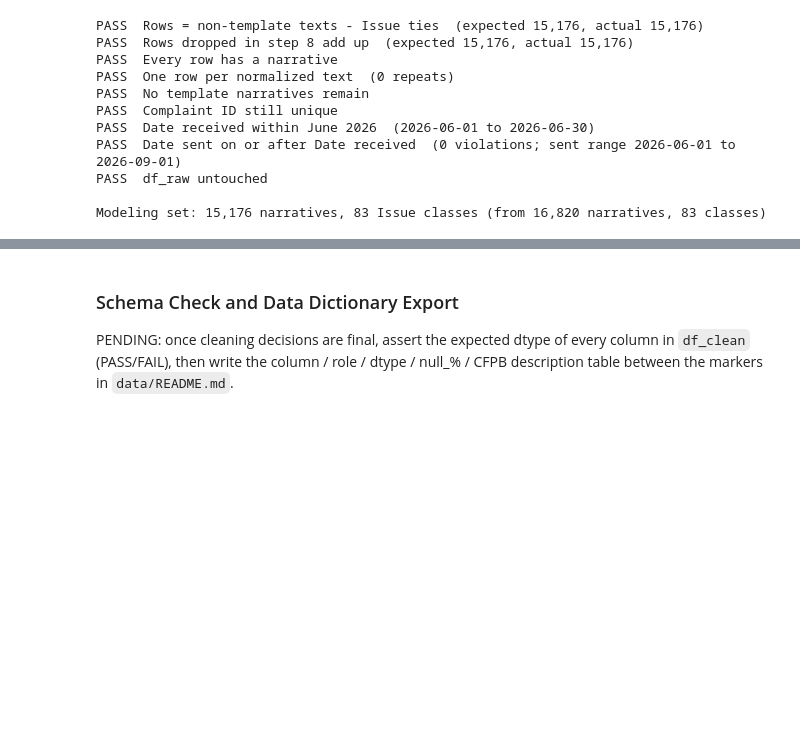
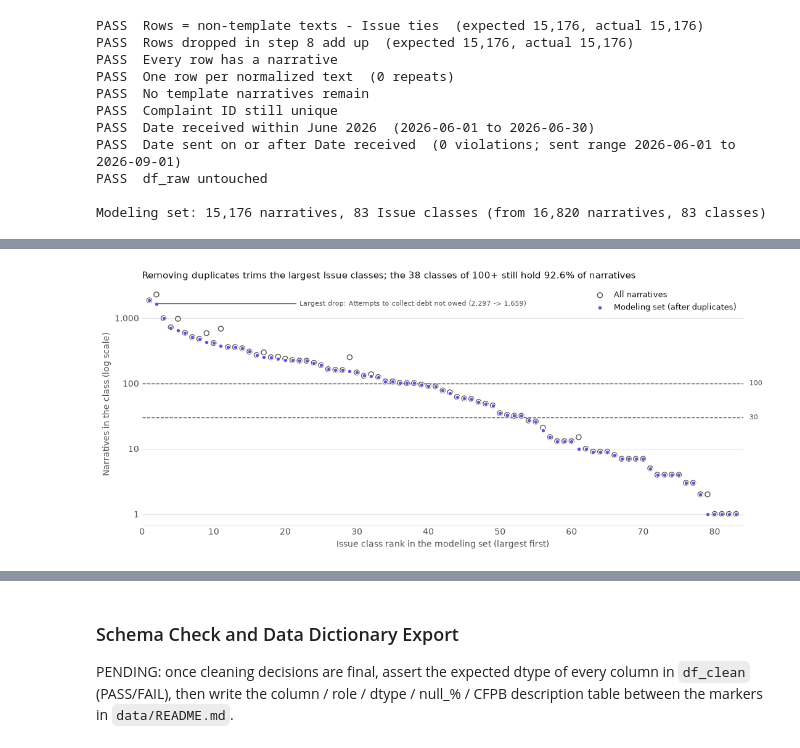
Before and after one commit to wynnther-triho/INFO-4340-Final-Project-CCDB, a Jupyter notebook: notebooks/final_project.ipynb, the cells around one changed output, grey strips where cells are left out. Saved outputs shown, nothing was run; the diff lists cells and outputs as text; code cells hidden in the pictures; blank space fills up the shorter version.

```diff
--- a/notebooks/final_project.ipynb
+++ b/notebooks/final_project.ipynb
@@ -1524,0 +1529,79 @@ Modeling set: 15,176 narratives, 83 Issue classes (from 16,820 narratives, 83 cl
+# %%
+# --- Chart: Issue class sizes in the modeling set -----------------------------
+# Same thresholds as the Target Candidates chart; "before" = all narratives, "after" = df_clean.
+issue_before = df_narrative["Issue"].value_counts()
+issue_after = df_clean["Issue"].value_counts()
+issue_after = issue_after[issue_after > 0]  # a category column also lists empty categories
+
+issue_sizes = (pd.DataFrame({"before": issue_before, "after": issue_after}).fillna(0).astype(int)
+               .sort_values(["after", "before"], ascending=False))
+issue_sizes["dropped"] = issue_sizes["before"] - issue_sizes["after"]
+issue_sizes["dropped_%"] = (100 * issue_sizes["dropped"] / issue_sizes["before"]).round(1)
+
+results = [
+    check("before matches the Target Candidates table",
+          (len(issue_before), int((issue_before >= MIN_CLASS_SMALL).sum()), int((issue_before >= MIN_CLASS_LARGE).sum()))
+          == (int(targets.loc["Issue", "classes"]), int(targets.loc["Issue", f"classes_>={MIN_CLASS_SMALL}"]),
+              int(targets.loc["Issue", f"classes_>={MIN_CLASS_LARGE}"])),
+          f"(classes: {len(issue_before)})"),
+    check("after adds up to the modeling set", issue_after.sum() == len(df_clean),
+          f"(expected {len(df_clean):,}, actual {issue_after.sum():,})"),
+    check("no class grows", (issue_sizes["dropped"] >= 0).all(), f"(min dropped: {issue_sizes['dropped'].min()})"),
+]
+assert all(results), "A chart check failed; see the FAIL lines above"
+
+
+def band_summary(vc: pd.Series) -> dict:
+    """Classes and narratives in each class-size band."""
+    bands_ = {">=100": vc >= MIN_CLASS_LARGE, "30-99": vc.between(MIN_CLASS_SMALL, MIN_CLASS_LARGE - 1), "<30": vc < MIN_CLASS_SMALL}
+    out = {}
+    for name, mask in bands_.items():
+        out[f"classes {name}"] = int(mask.sum())
+        out[f"narratives {name}"] = int(vc[mask].sum())
+        out[f"% {name}"] = round(100 * vc[mask].sum() / vc.sum(), 1)
+    return out
+
+
+issue_bands = pd.DataFrame([band_summary(issue_before), band_summary(issue_after)], index=["all narratives", "modeling set"])
+display(issue_bands)
+
+# Classes that lost the most narratives, and every class under 30 in the modeling set
+print("Largest drops:")
+display(issue_sizes.sort_values("dropped", ascending=False).head(5))
+print(f"Classes under {MIN_CLASS_SMALL} in the modeling set ({(issue_sizes['after'] < MIN_CLASS_SMALL).sum()}):")
+display(issue_sizes[issue_sizes["after"] < MIN_CLASS_SMALL])
+
+# Plot: modeling-set count per class (violet), with the all-narratives count as a hollow gray ring
+rank = np.arange(1, len(issue_sizes) + 1)
+fig, ax = plt.subplots(figsize=(11, 4.8))
+ax.scatter(rank, issue_sizes["before"], s=34, facecolor="none", edgecolor=INK_MUTED, linewidth=1, zorder=2,
+           label="All narratives")
+ax.scatter(rank, issue_sizes["after"], s=22, color=CLASS_COLOR, edgecolor="white", linewidth=0.8, zorder=3,
+           label="Modeling set (after duplicates)")
+for threshold in [MIN_CLASS_SMALL, MIN_CLASS_LARGE]:
+    ax.axhline(threshold, color=INK_MUTED, lw=1, ls="--", zorder=1)
+    ax.text(len(issue_sizes) + 1.5, threshold, f" {threshold}", va="center", ha="left", fontsize=8, color=INK_MUTED)
+
+top_drop = issue_sizes["dropped"].idxmax()
+r = issue_sizes.index.get_loc(top_drop) + 1
+ax.annotate(f"Largest drop: {top_drop} ({issue_sizes.loc[top_drop, 'before']:,} -> {issue_sizes.loc[top_drop, 'after']:,})",
+            (r, issue_sizes.loc[top_drop, "after"]), xytext=(22, issue_sizes.loc[top_drop, "after"]), textcoords="data",
+            va="center", fontsize=8, color=INK_MUTED, arrowprops={"arrowstyle": "-", "color": INK_MUTED, "lw": 0.8})
+
+ax.set_yscale("log")
+ax.set_xlim(0, len(issue_sizes) + 1)
+ax.yaxis.set_major_formatter(matplotlib.ticker.FuncFormatter(lambda v, _: f"{v:,.0f}"))
+ax.set_xlabel("Issue class rank in the modeling set (largest first)", color=INK_MUTED)
+ax.set_ylabel("Narratives in the class (log scale)", color=INK_MUTED)
+ax.grid(axis="y", color=GRID, lw=0.8)
+ax.set_axisbelow(True)
+ax.tick_params(which="both", colors=INK_MUTED, length=0)
+for side in ["top", "right", "left"]:
+    ax.spines[side].set_visible(False)
+ax.spines["bottom"].set_color(GRID)
+ax.legend(frameon=False, loc="upper right", fontsize=9, labelcolor=INK)
+ax.set_title(f"Removing duplicates trims the largest Issue classes; the {issue_bands.loc['modeling set', 'classes >=100']} classes "
+             f"of 100+ still hold {issue_bands.loc['modeling set', '% >=100']}% of narratives", loc="left", fontsize=11, color=INK)
+fig.tight_layout()
+plt.show()
+# %% [output]
@@ -1524,0 +1641 @@ Modeling set: 15,176 narratives, 83 Issue classes (from 16,820 narratives, 83 cl
+[figure, added]
```
Also changed, not shown: parts of 5 cells of this notebook.
